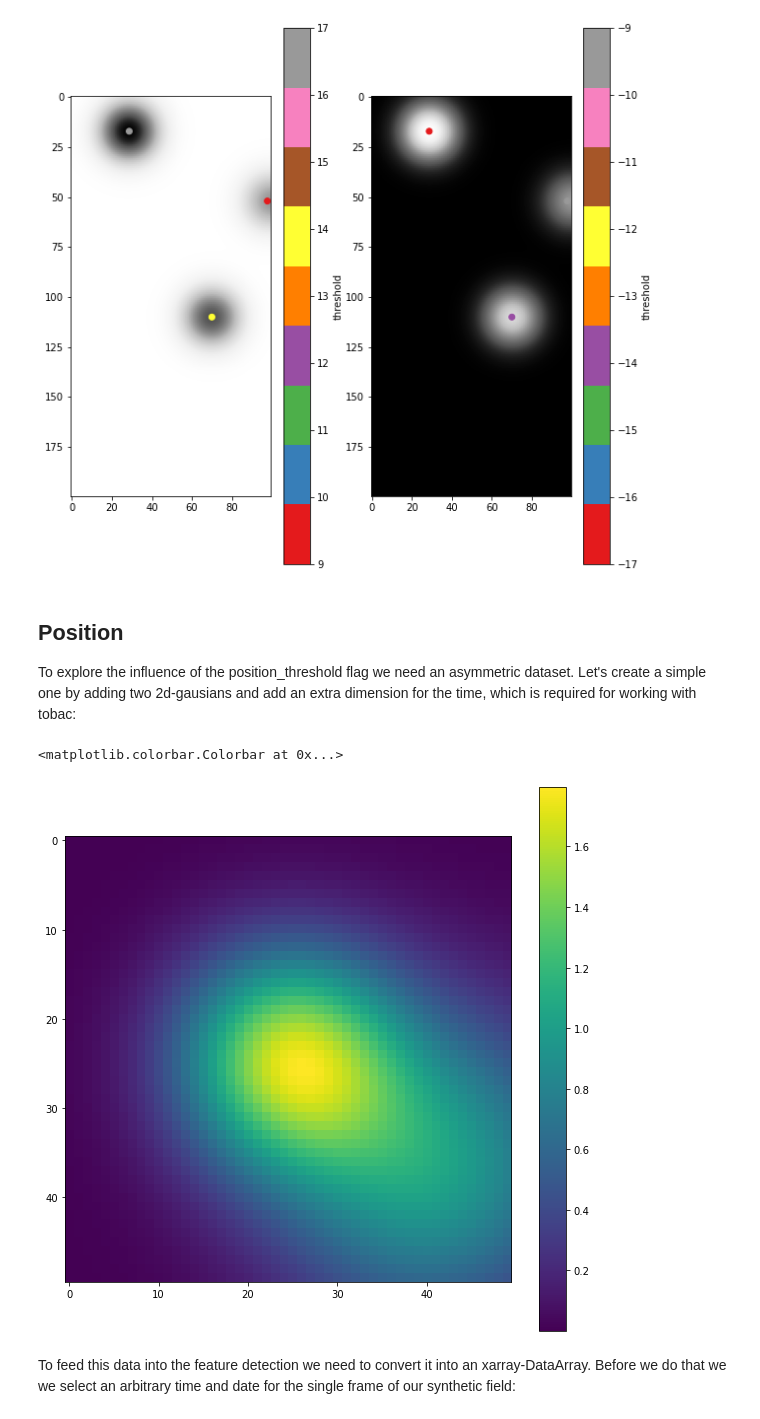
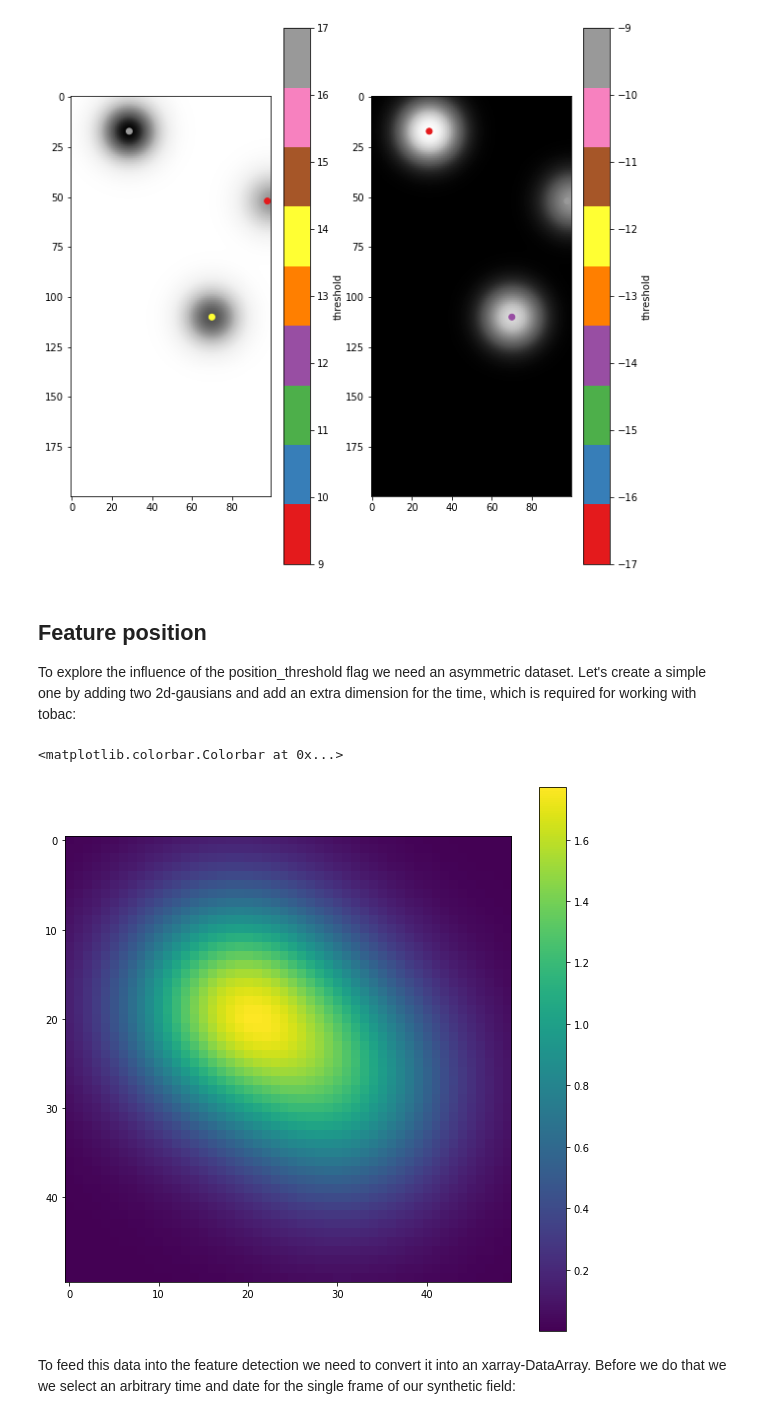
Before and after one commit to tobac-project/tobac-tutorials, a Jupyter notebook: tutorials/Tutorials/features.ipynb, the cells around one changed output. Saved outputs shown, nothing was run; the diff lists cells and outputs as text; code cells hidden in the pictures.

Commit message:
sigma threshold visual

```diff
--- a/tutorials/Tutorials/features.ipynb
+++ b/tutorials/Tutorials/features.ipynb
@@ -56,22 +65,25 @@ cbar.ax.set_ylabel('threshold')
 Text(0, 0.5, 'threshold')
 [figure]
 # %% [markdown]
-## Position
+## Feature position
 
 To explore the influence of the position_threshold flag we need an asymmetric dataset. Let's create a simple one by adding two 2d-gausians and add an extra dimension for the time, which is required for working with tobac:
 # %%
 x = np.linspace(-2, 2)
 y = np.linspace(-2, 2)
 xx, yy = np.meshgrid(x, y)
 
-asymmetric_data = np.expand_dims(1.5*np.exp(-(xx**2+yy**2)) + np.exp(-0.5*((1.3-xx)**2+(1-yy)**2)), axis=0)
+exp1 = 1.5*np.exp(-((xx+0.5)**2+(yy+0.5)**2))
+exp2 = 0.5*np.exp(-((0.5-xx)**2+(0.5-yy)**2))
+
+asymmetric_data = np.expand_dims(exp1 + exp2 + exp3, axis=0)
 
 plt.figure(figsize=(10,10))
 plt.imshow(asymmetric_data[0])
 plt.colorbar()
 # %% [output]
 <matplotlib.colorbar.Colorbar at 0x...>
-[figure, old version]
+[figure, new version]
 # %% [markdown]
 To feed this data into the feature detection we need to convert it into an xarray-DataArray. Before we do that we we select an arbitrary time and date for the single frame of our synthetic field:
 # %%
```
Also changed, not shown: parts of 20 cells of this notebook.
